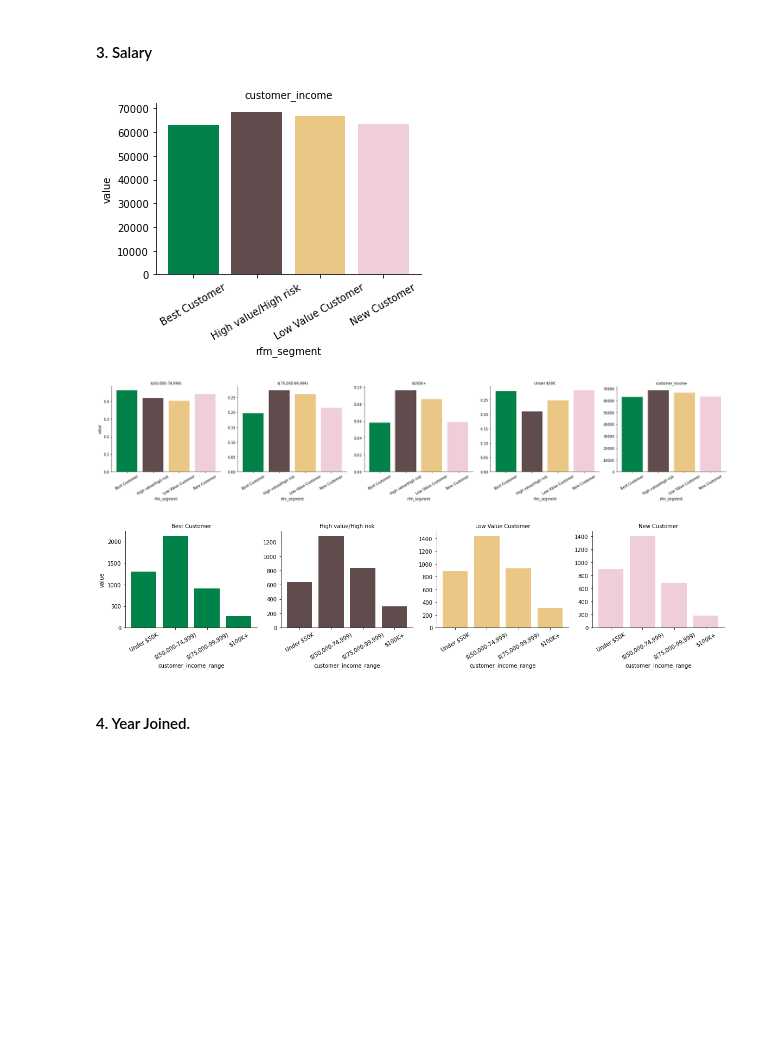
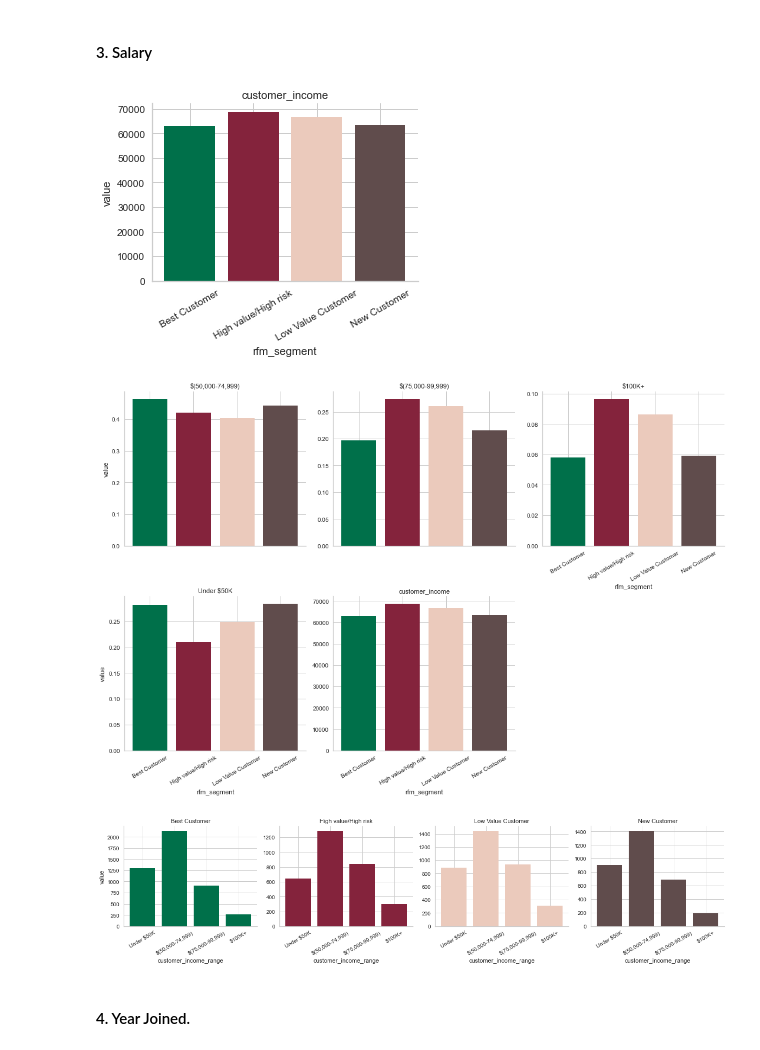
Before and after one commit to Arjunar92/Starbucks_Customer_Segmentation_Project, a Jupyter notebook: Starbucks_Customer_Segmentation.ipynb, the cells around one changed output. Drawn from its saved outputs; the diff is of its cells as text; code cells hidden in the pictures; blank space fills up the shorter version.

```diff
--- a/Starbucks_Customer_Segmentation.ipynb
+++ b/Starbucks_Customer_Segmentation.ipynb
@@ -340,6 +343,8 @@ rfm_df_method1.groupby('rfm_cluster').agg({
 | 1 | 6308 | 3.235098 | 2 | 0 | 27 | 6308 | 8.381579 | 7 | 1 | 36 | ... |
 | 2 | 2867 | 3.193931 | 2 | 0 | 27 | 2867 | 8.493198 | 8 | 1 | 29 | ... |
 | 3 | 2036 | 3.114440 | 2 | 0 | 22 | 2036 | 8.373281 | 7 | 1 | 29 | ... |
+# %%
+starbucks_r = ["#00704A","#84233c" ,"#ebcabc","#604c4c","#ebcabc","#a17700","#e44c2c","#562f1e","#f0cdbc"]
 # %%
 #Visualize the mean Frequency, Monetary, and Recency value across each clusters.
 
@@ -448,5 +442,5 @@ rfm_df.groupby('rfm_segment').agg({
 #Visualize the mean Frequency, Monetary, and Recency value across each RFM segments
 
 rfm_da= rfm_df[['customer_id','Recency','Frequency','Monetary']]
-df = plot_data(rfm_da,rfm_df,  groupby = 'rfm_segment',palette =4,col_wrap=5,height=4,label_rotation =30)
+df = plot_data(rfm_da,rfm_df,  groupby = 'rfm_segment',palette =starbucks_r,col_wrap=5,height=4,label_rotation =30)
 # %% [output]
@@ -569,16 +608,16 @@ df = plot_data_sum(rfm_segment,rfm_analysis,  groupby = 'age_group',palette =6,c
 #### 3. Salary
 # %%
 rfm_income = rfm_analysis[['customer_id',"customer_income"]]
-df = plot_data(rfm_income,rfm_analysis,  groupby = 'rfm_segment',palette =4,col_wrap=5,height=4,label_rotation =30)
+df = plot_data(rfm_income,rfm_analysis,  groupby = 'rfm_segment',palette =starbucks_r,col_wrap=5,height=4,label_rotation =30)
 # %% [output]
-[figure, old version]
+[figure, new version]
 # %%
 rfm_income_range = rfm_analysis[['customer_id','customer_income', 'Under $50K','$(50,000-74,999)','$(75,000-99,999)', '$100K+']]
-df = plot_data(rfm_income_range,rfm_analysis,  groupby = 'rfm_segment',palette =4,col_wrap=5,height=5,label_rotation =30)
-df = plot_data_sum(rfm_segment,rfm_analysis,  groupby = 'customer_income_range',palette =6,col_wrap=25,height=4,label_rotation =30)
+df = plot_data(rfm_income_range,rfm_analysis,  groupby = 'rfm_segment',palette =starbucks_r,col_wrap=3,height=5,label_rotation =30)
+df = plot_data_sum(rfm_segment,rfm_analysis,  groupby = 'customer_income_range',palette =starbucks_r,col_wrap=25,height=4,label_rotation =30)
 # %% [output]
-[figure, old version]
+[figure, new version]
-[figure, old version]
+[figure, new version]
 # %% [markdown]
 #### 4. Year Joined.
 # %%
```
Also changed, not shown: parts of 112 cells of this notebook.
